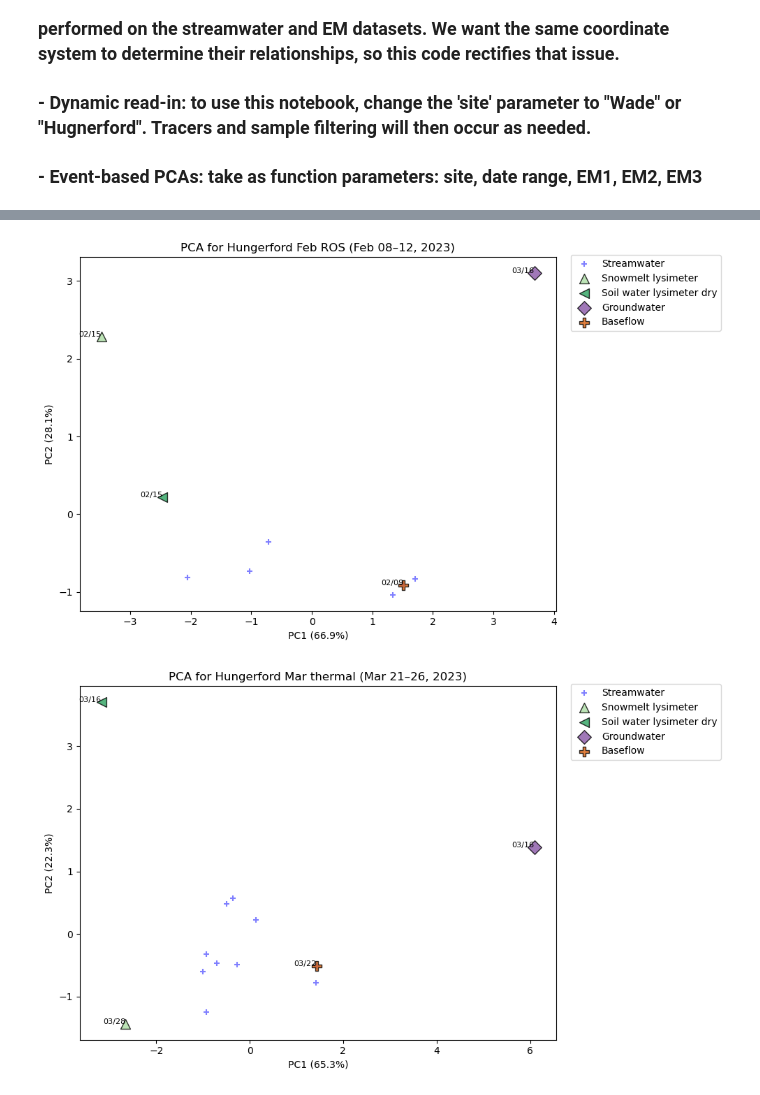
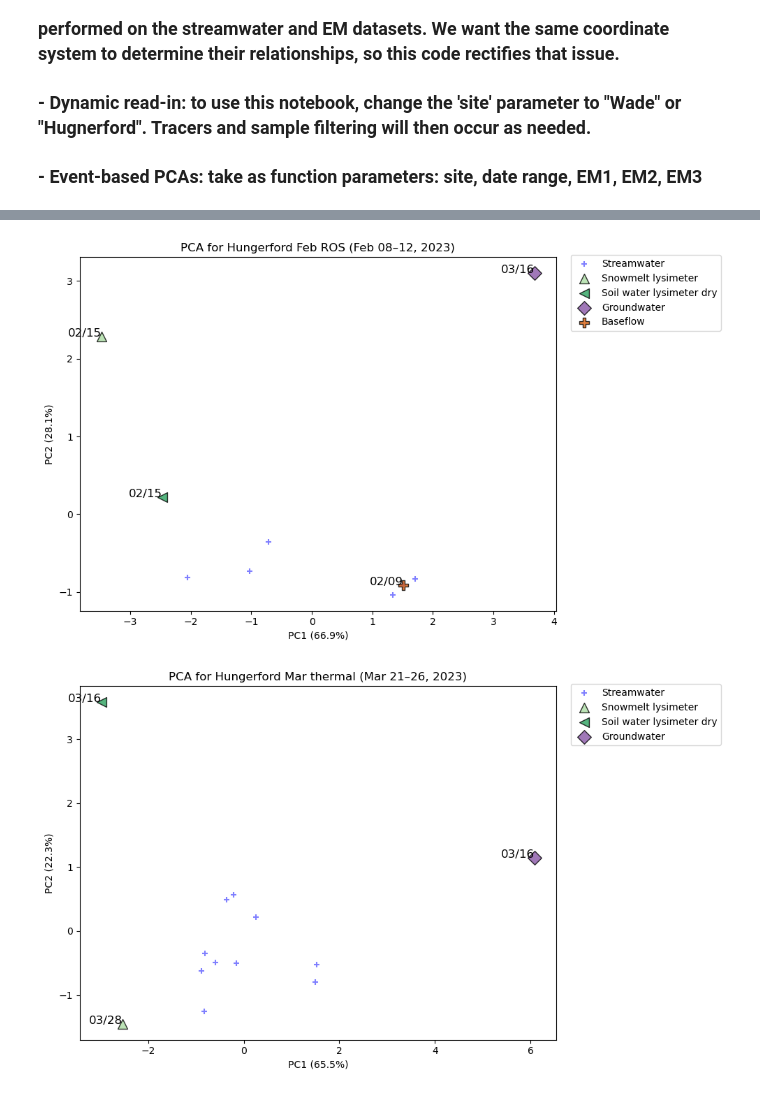
Before and after one commit to MeganEDuffy/EMMA, a Jupyter notebook: EMMA-single-PCA/Wade_Hungerford_2023_PCA_single-PCA-by-event.ipynb, the cells around one changed output, grey strips where cells are left out. Cells and saved outputs as stored; diff of their text form; code cells hidden in the pictures.

Commit message:
playing around with WY23 endmembers in fig 5 nb single pca

```diff
--- a/EMMA-single-PCA/Wade_Hungerford_2023_PCA_single-PCA-by-event.ipynb
+++ b/EMMA-single-PCA/Wade_Hungerford_2023_PCA_single-PCA-by-event.ipynb
@@ -119,7 +119,7 @@ def plot_event_pca(
                        alpha=0.8, s=100, label=etype)
             for _, row in em.iterrows():
                 if pd.notnull(row["Date"]):
-                    ax.text(row["PC1"], row["PC2"], row["Date"].strftime('%m/%d'), fontsize=8, ha='right')
+                    ax.text(row["PC1"], row["PC2"], row["Date"].strftime('%m/%d'), fontsize=12, ha='right')
 
     ax.set_title(title)
 
@@ -228,7 +228,7 @@ plot_event_pca(
     site="Hungerford",
     start_date="2023-03-21",
     end_date="2023-03-26",
-    endmember_ids=["RI23-5008", "RI23-1035", "RI23-5007", "RI23-1061"],
+    endmember_ids=["RI23-5008", "RI23-5007", "RI23-1061"],  #"RI23-1035", removed for now
     title="PCA for Hungerford Mar thermal (Mar 21–26, 2023)"
 )
 
@@ -247,7 +247,7 @@ plot_event_pca(
     site="Hungerford",
     start_date="2023-03-30",
     end_date="2023-04-04",
-    endmember_ids=["RI23-5008", "RI23-1085", "RI23-5013", "RI23-5014", "RI23-5016", "RI23-5017", "RI23-1061"],
+    endmember_ids=["RI23-5008", "RI23-5013", "RI23-5014", "RI23-5016", "RI23-5017", "RI23-1061"],  #"RI23-1085", removed for now
     title="PCA for Hungerford spring freshet (Mar 30 – April 03, 2023)"
 )
 # %% [output]
@@ -257,2 +257,2 @@ plot_event_pca(
-[figure, old version]
+[figure, new version]
-[figure, old version]
+[figure, new version]
```
Also changed, not shown: parts of 1 cell of this notebook.
